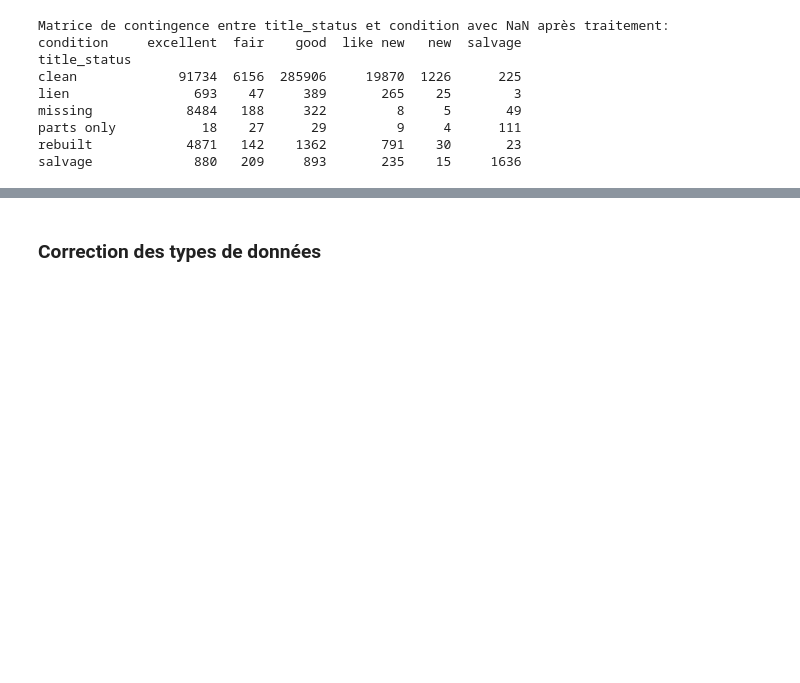
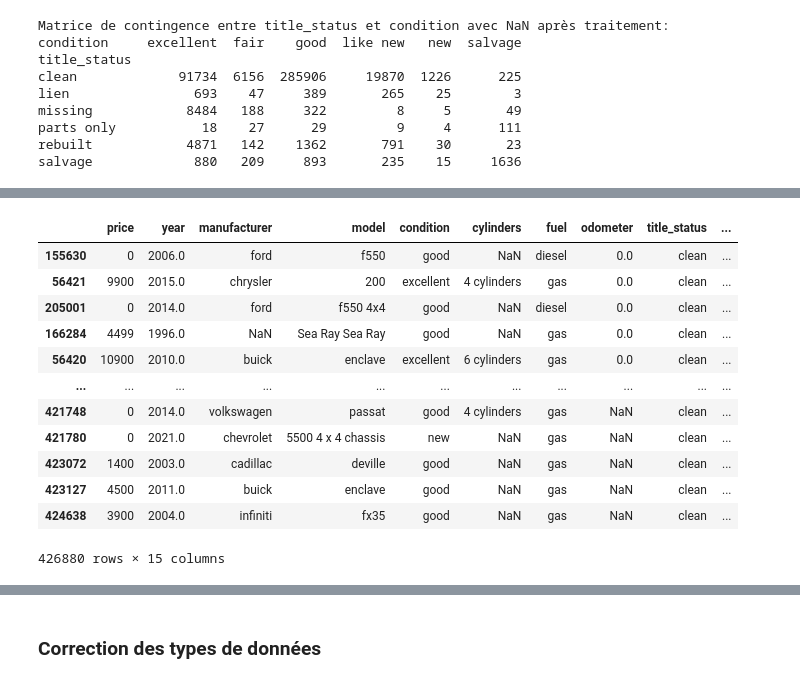
Before and after one commit to waigenius/dataviz_sda, a Jupyter notebook: data_analysing.ipynb, the cells around one changed output, grey strips where cells are left out. Cells and saved outputs as stored; diff of their text form; code cells hidden in the pictures; blank space fills up the shorter version.

```diff
--- a/data_analysing.ipynb
+++ b/data_analysing.ipynb
@@ -338,0 +363,16 @@ salvage             880   209     893       235    15     1636
+# %%
+df.sort_values(by='odometer')
+# %% [output]
+|  | price | year | manufacturer | model | condition | cylinders | fuel | odometer | title_status | ... |
+| 155630 | 0 | 2006.0 | ford | f550 | good | NaN | diesel | 0.0 | clean | ... |
+| 56421 | 9900 | 2015.0 | chrysler | 200 | excellent | 4 cylinders | gas | 0.0 | clean | ... |
+| 205001 | 0 | 2014.0 | ford | f550 4x4 | good | NaN | diesel | 0.0 | clean | ... |
+| 166284 | 4499 | 1996.0 | NaN | Sea Ray Sea Ray | good | NaN | gas | 0.0 | clean | ... |
+| 56420 | 10900 | 2010.0 | buick | enclave | excellent | 6 cylinders | gas | 0.0 | clean | ... |
+| ... | ... | ... | ... | ... | ... | ... | ... | ... | ... | ... |
+| 421748 | 0 | 2014.0 | volkswagen | passat | good | 4 cylinders | gas | NaN | clean | ... |
+| 421780 | 0 | 2021.0 | chevrolet | 5500 4 x 4 chassis | new | NaN | gas | NaN | clean | ... |
+| 423072 | 1400 | 2003.0 | cadillac | deville | good | NaN | gas | NaN | clean | ... |
+| 423127 | 4500 | 2011.0 | buick | enclave | good | NaN | gas | NaN | clean | ... |
+| 424638 | 3900 | 2004.0 | infiniti | fx35 | good | NaN | gas | NaN | clean | ... |
+426880 rows × 15 columns
```
Also changed, not shown: parts of 8 cells of this notebook, 2 other files.
